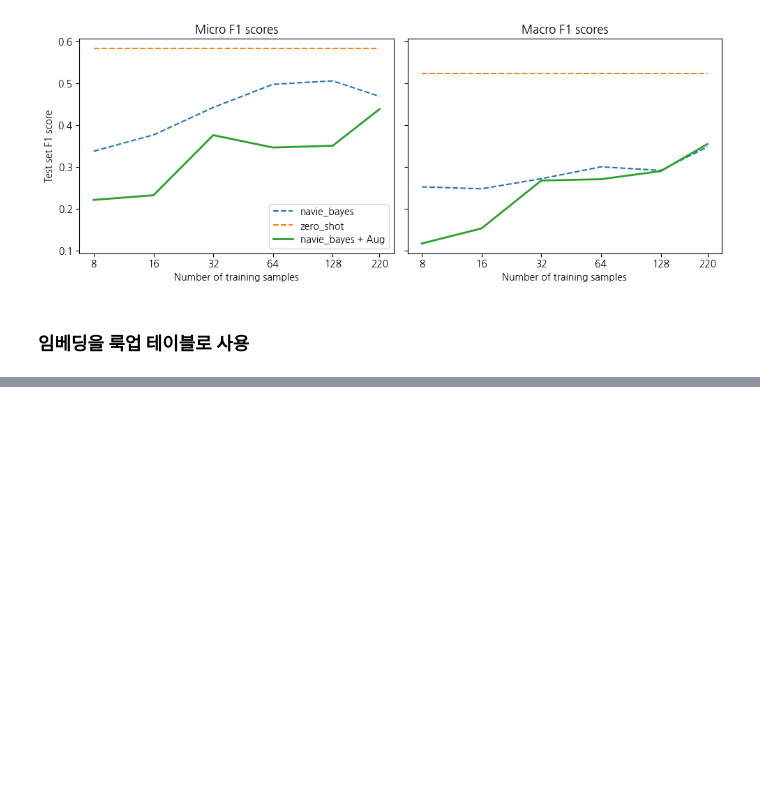
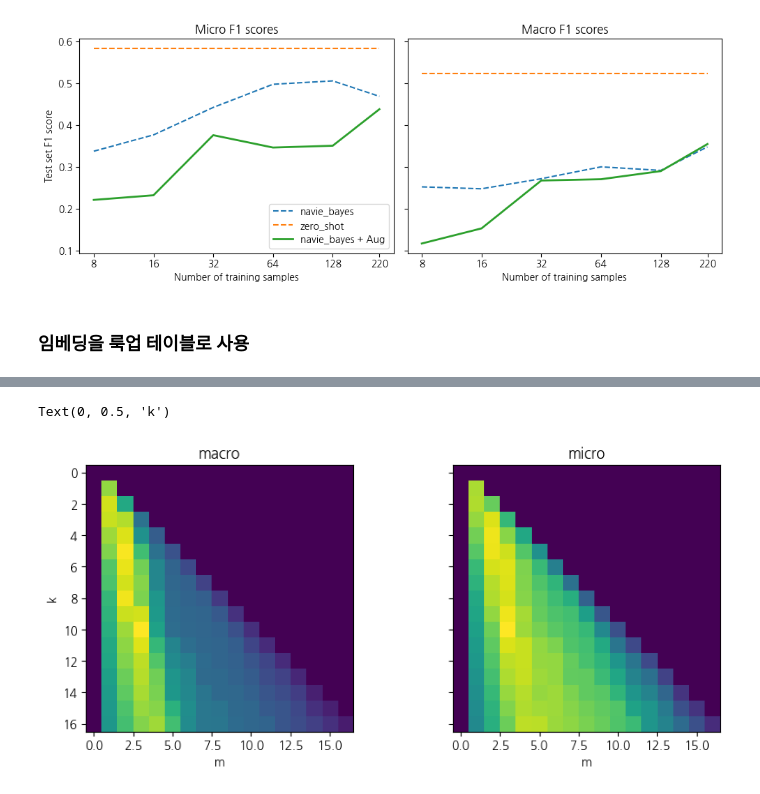
Before and after one commit to tommyjin2894/ai_study_transformer, a Jupyter notebook: 09_lack_of_label.ipynb, the cells around one changed output, grey strips where cells are left out. Drawn from its saved outputs; the diff is of its cells as text; code cells hidden in the pictures; blank space fills up the shorter version.

```diff
--- a/09_lack_of_label.ipynb
+++ b/09_lack_of_label.ipynb
@@ -593,3 +592,15 @@ def find_best_k_m(ds_train, valid_queries, valid_labels, max_k = 17):
 valid_labels = np.array(mlb.transform(embs_valid["labels"]))
 valid_queries = np.array(embs_valid["embeddings"], dtype=np.float32)
 perf_macro, perf_micro = find_best_k_m(embs_train, valid_queries, valid_labels)
+# %%
+fig, (ax0, ax1) = plt.subplots(1, 2, figsize=(10, 4), sharey=True)
+ax0.imshow(perf_macro)
+ax1.imshow(perf_micro)
+ax0.set_title("macro")
+ax1.set_title("micro")
+ax0.set_xlabel("m")
+ax1.set_xlabel("m")
+ax0.set_ylabel("k")
+# %% [output]
+Text(0, 0.5, 'k')
+[figure, added]
```
Also changed, not shown: parts of 33 cells of this notebook, 2 other files.
